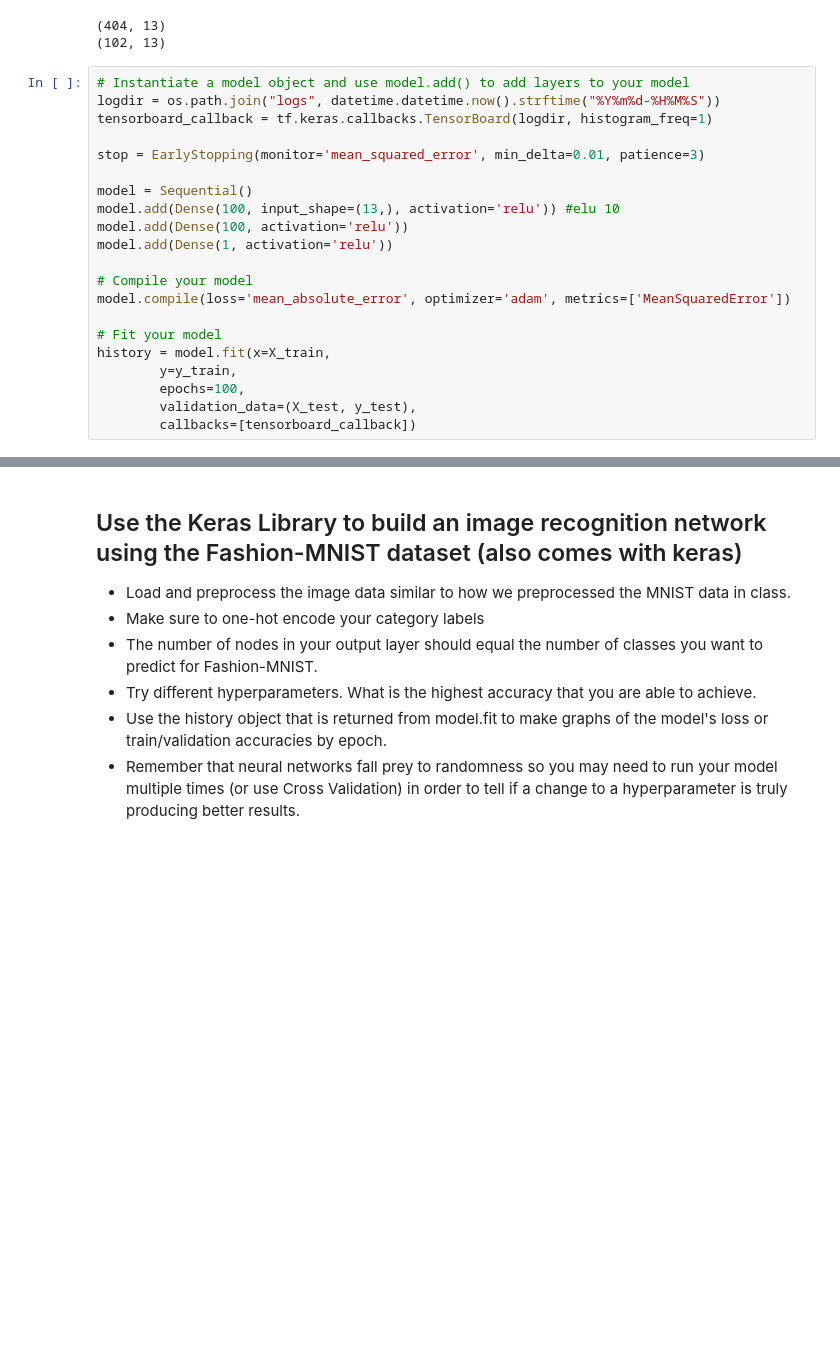
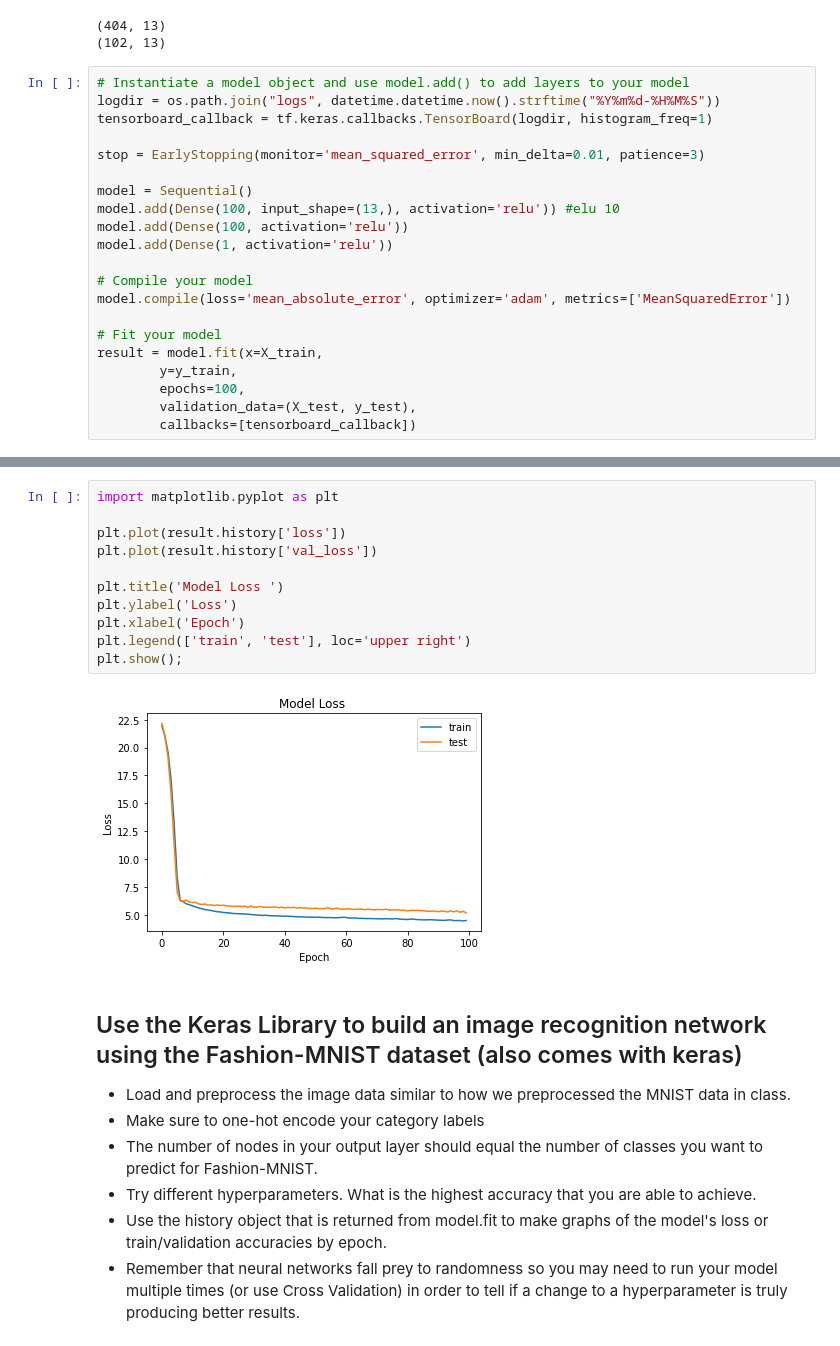
Before and after one commit to Ekram49/DS-Unit-4-Sprint-2-Neural-Networks, a Jupyter notebook: Ekram_LS_DS_433_Keras_Assignment.ipynb, the cells around one changed output, grey strips where cells are left out. Saved outputs shown, nothing was run; the diff lists cells and outputs as text; blank space fills up the shorter version.

```diff
--- a/Ekram_LS_DS_433_Keras_Assignment.ipynb
+++ b/Ekram_LS_DS_433_Keras_Assignment.ipynb
@@ -102,7 +102,7 @@ model.add(Dense(1, activation='relu'))
 model.compile(loss='mean_absolute_error', optimizer='adam', metrics=['MeanSquaredError'])
 
 # Fit your model
-history = model.fit(x=X_train,
+result = model.fit(x=X_train,
         y=y_train,
         epochs=100,
         validation_data=(X_test, y_test),
@@ -128,3 +128,16 @@ Epoch 100/100
+# %%
+import matplotlib.pyplot as plt
+
+plt.plot(result.history['loss'])
+plt.plot(result.history['val_loss'])
+
+plt.title('Model Loss ')
+plt.ylabel('Loss')
+plt.xlabel('Epoch')
+plt.legend(['train', 'test'], loc='upper right')
+plt.show();
+# %% [output]
+[figure, added]
 # %% [markdown]
 ## Use the Keras Library to build an image recognition network using the Fashion-MNIST dataset (also comes with keras)
 
```
Also changed, not shown: parts of 1 cell of this notebook.
